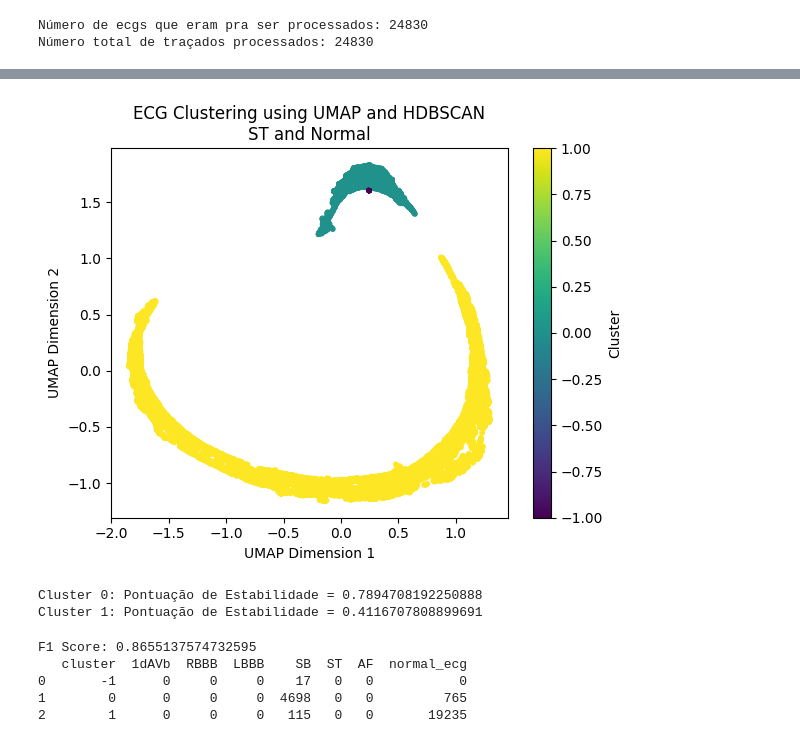
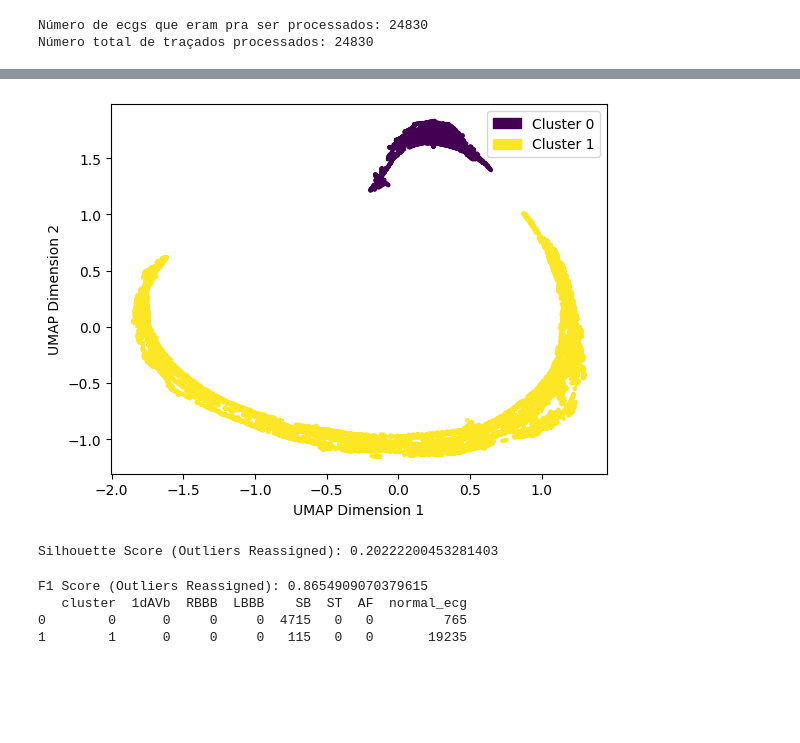
Before and after one commit to pedrobacelar28/Clustering-Paper, a Jupyter notebook: Projeto/Geração das Amostras/SB.ipynb, the cells around one changed output, grey strips where cells are left out. Cells and saved outputs as stored; diff of their text form; code cells hidden in the pictures; blank space fills up the shorter version.

```diff
--- a/Projeto/Geração das Amostras/SB.ipynb
+++ b/Projeto/Geração das Amostras/SB.ipynb
@@ -198,36 +198,49 @@ X_normalized = scaler.fit_transform(X_encoded_2d)
 umap_reducer = umap.UMAP(n_neighbors=5, min_dist=0.0, n_components=16, random_state=42)
 X_reduced = umap_reducer.fit_transform(X_normalized)
 # %%
-#CLUSTERIZACAO HDBSCAN
-
+# CLUSTERIZACAO HDBSCAN
 
 from sklearn.metrics import silhouette_score, f1_score, pairwise_distances_argmin_min
-import numpy as np
-import matplotlib.pyplot as plt
-import pandas as pd
 from sklearn.preprocessing import StandardScaler
 from hdbscan import HDBSCAN
+
+# Normalização dos dados
 scaler = StandardScaler()
 X_reduced_scaled = scaler.fit_transform(X_reduced)
 
-dbscan = HDBSCAN(min_cluster_size=2000, min_samples=1,cluster_selection_epsilon= 0.01, alpha = 1.5)
+# Configuração e execução do HDBSCAN
+dbscan = HDBSCAN(min_cluster_size=2000, min_samples=1, cluster_selection_epsilon = 1000000000000000000000000, alpha=0.000000000000000000000000000000000000000005)
 labels = dbscan.fit_predict(X_reduced_scaled)
 
-# Visualização dos Resultados
-plt.scatter(X_reduced_scaled[:, 0], X_reduced_scaled[:, 1], c=labels, cmap='viridis', s=10)
+# Identificar os outliers
+outliers_mask = (labels == -1)
+outliers = X_reduced_scaled[outliers_mask]
+
+# Identificar os pontos clusterizados (não-outliers)
+clustered_points = X_reduced_scaled[~outliers_mask]
+cluster_labels = labels[~outliers_mask]
+
+# Encontrar o cluster mais próximo para cada outlier
+closest_clusters, _ = pairwise_distances_argmin_min(outliers, clustered_points)
+
+# Atribuir os outliers ao cluster mais próximo
+new_labels = labels.copy()
+new_labels[outliers_mask] = cluster_labels[closest_clusters]
+
+# Visualização dos Resultados com Outliers Reagrupados
+plt.scatter(X_reduced_scaled[:, 0], X_reduced_scaled[:, 1], c=new_labels, cmap='viridis', s=5)
 plt.xlabel('UMAP Dimension 1')
 plt.ylabel('UMAP Dimension 2')
-plt.title('ECG Clustering using UMAP and HDBSCAN\nST and Normal')
-plt.colorbar(label='Cluster')
+import matplotlib.patches as mpatches
+cluster_0_patch = mpatches.Patch(color=plt.cm.viridis(0.0), label='Cluster 0')
+cluster_1_patch = mpatches.Patch(color=plt.cm.viridis(1.0), label='Cluster 1')
+plt.legend(handles=[cluster_0_patch, cluster_1_patch], loc='best')
+plt.savefig('SB.jpg')
 plt.show()
-cluster_stability = dbscan.cluster_persistence_
 
-# Para visualizar:
-for i, score in enumerate(cluster_stability):
-    print(f"Cluster {i}: Pontuação de Estabilidade = {score}")
-# Calcular e imprimir os scores
-#silhouette_avg = silhouette_score(X_reduced_scaled, labels)
-#print(f'Silhouette Score: {silhouette_avg}')
+# Calcular e imprimir os scores com os novos rótulos
+silhouette_avg = silhouette_score(X_reduced_scaled, new_labels)
+print(f'Silhouette Score (Outliers Reassigned): {silhouette_avg}')
 
 # Carregar os dados do CSV
 metadata = pd.read_csv("../Database/exams.csv")
@@ -235,7 +248,7 @@ metadata = pd.read_csv("../Database/exams.csv")
 # Criar um DataFrame para os resultados do clustering
 cluster_results = pd.DataFrame({
     'exam_id': exam_ids_to_cluster,
-    'cluster': labels
+    'cluster': new_labels
 })
 
 # Mesclar os resultados do clustering com os metadados dos exames
@@ -253,40 +266,38 @@ majority_labels.columns = ['cluster', 'majority_label']
 
 # Mesclar os rótulos majoritários com os dados agrupados
 merged_data = merged_data.merge(majority_labels, on='cluster')
 
 # Criar rótulos verdadeiros
 def assign_true_label(row):
     if row['majority_label'] == 'normal':
         return row['normal_ecg'] == 1
     else:
         return row[['1dAVb', 'RBBB', 'LBBB', 'SB', 'ST', 'AF']].sum() > 0
 
 merged_data['true_label'] = merged_data.apply(assign_true_label, axis=1)
 
 # Calcular o F1 score
 true_labels = merged_data['true_label']
-f1_avg = f1_score(true_labels, labels, average='weighted')
-print(f'F1 Score: {f1_avg}')
+f1_avg = f1_score(true_labels, new_labels, average='weighted')
+print(f'F1 Score (Outliers Reassigned): {f1_avg}')
 
 # Contar a quantidade de doenças e ECGs normais em cada cluster
 cluster_summary = merged_data.groupby('cluster').agg({
     '1dAVb': 'sum',
     'RBBB': 'sum',
     'LBBB': 'sum',
     'SB': 'sum',
     'ST': 'sum',
     'AF': 'sum',
     'normal_ecg': 'sum'
 }).reset_index()
 
 # Mostrar o resumo por cluster
 print(cluster_summary)
 # %% [output]
-[figure, old version]
+[figure, new version]
-Cluster 0: Pontuação de Estabilidade = 0.7894708192250888
-Cluster 1: Pontuação de Estabilidade = 0.4116707808899691
+Silhouette Score (Outliers Reassigned): 0.20222200453281403
-F1 Score: 0.8655137574732595
+F1 Score (Outliers Reassigned): 0.8654909070379615
    cluster  1dAVb  RBBB  LBBB    SB  ST  AF  normal_ecg
-0       -1      0     0     0    17   0   0           0
-1        0      0     0     0  4698   0   0         765
-2        1      0     0     0   115   0   0       19235
+0        0      0     0     0  4715   0   0         765
+1        1      0     0     0   115   0   0       19235
```
Also changed, not shown: parts of 7 cells of this notebook, 45 other files.
